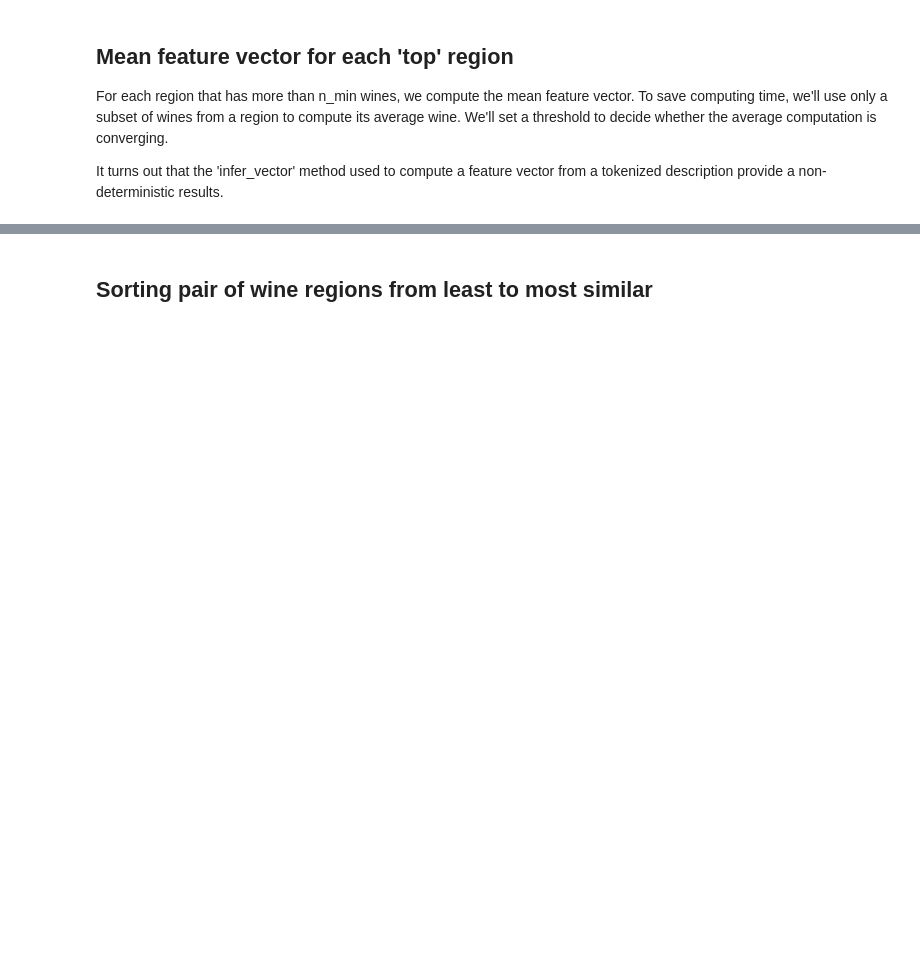
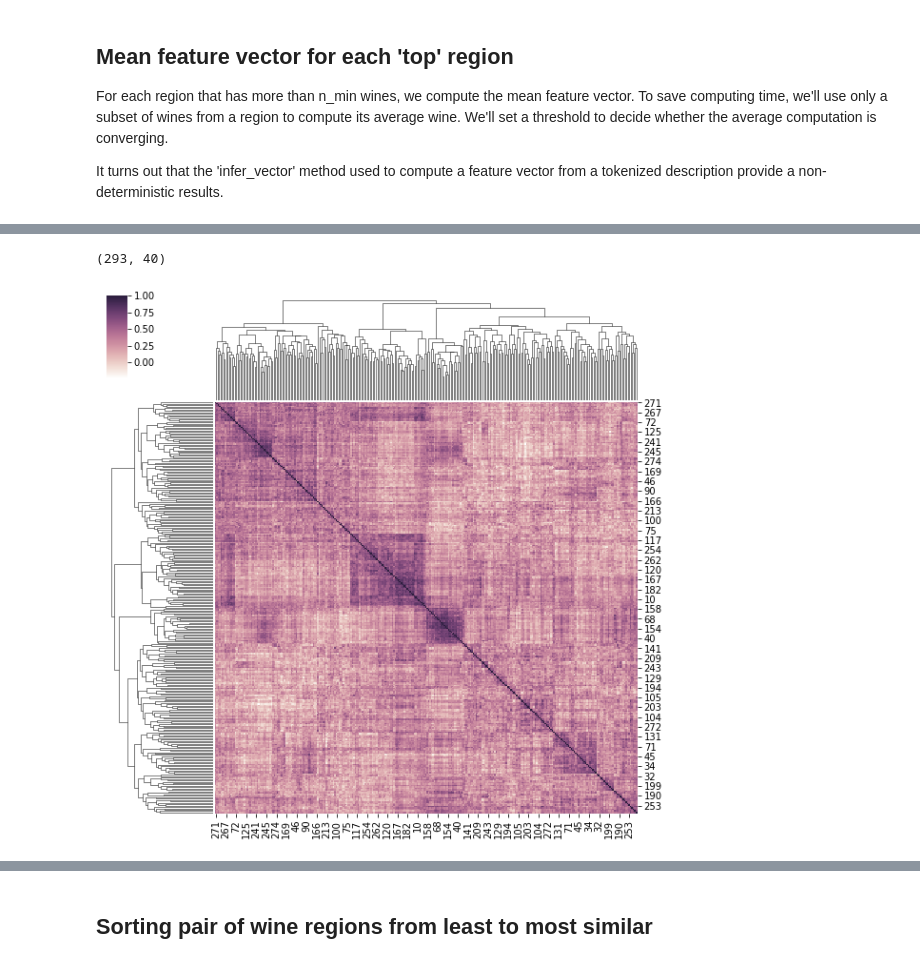
Before and after one commit to josarago/Insight, a Jupyter notebook: training_and_validation.ipynb, the cells around one changed output, grey strips where cells are left out. Saved outputs shown, nothing was run; the diff lists cells and outputs as text; code cells hidden in the pictures; blank space fills up the shorter version.

```diff
--- a/training_and_validation.ipynb
+++ b/training_and_validation.ipynb
@@ -164,30 +170,0 @@ Text(0.5, 0, 'Cosine Similarities')
-# %%
-# Seems like 0.9999 is a VERY conservative threshold
-cosine_similarity_threshold = 0.9999
-# initialize a dictionary to store the mean vector for each region
-mean_vects_dict = dict.fromkeys([x['name'] for x in top_regions_list],np.zeros(40,))
-# for every region in the list
-for region in top_regions_list:
-    # get the rows for wines of that region
-    region_df = wl.df[wl.df.region_1==region['name']]
-    # shuffle the filtered DataFrame wines
-    region_df = region_df.sample(frac=1)
-    # initialize a counter
-    cnt=0
-    # and a "previous vector"
-    prev_vec = np.ones(40,).reshape(1, -1)
-    keepgoing = True
-
-    for row in region_df.itertuples():
-        if keepgoing:
-            cnt+=1
-            # infer the feature vector
-            new_vec = wl.model.infer_vector(wl.tokenize(row.description)).reshape(1, -1)
-            # update the mean vector
-            mean_vects_dict[region['name']] = ((cnt-1)*mean_vects_dict[region['name']]+new_vec)/cnt
-            # update the previous vector
-            prev_vec = mean_vects_dict[region['name']]
-            # test if we reached the threshold for the convergence of the mean vector
-            keepgoing = cosine_similarity(prev_vec,mean_vects_dict[region['name']])<cosine_similarity_threshold
-        else:
-            break
@@ -213,0 +197,14 @@ cg = sns.clustermap(sim_mat,cmap=sns.cubehelix_palette(light=1, as_cmap=True))
+# %%
+# cat_argmax_kde_vects = np.concatenate(list(wl.kde_argmax_vects_dict.values()),axis=1)
+cat_argmax_kde_vects = []
+for region in top_regions_list:
+    cat_argmax_kde_vects.append(wl.kde_argmax_vects_dict[region['name']])
+cat_argmax_kde_vects = np.array(cat_argmax_kde_vects)
+cat_argmax_kde_vects.shape
+# %% [output]
+(293, 40)
+# %%
+sim_mat = cosine_similarity(cat_argmax_kde_vects)
+cg = sns.clustermap(sim_mat,cmap=sns.cubehelix_palette(light=1, as_cmap=True))
+# %% [output]
+[figure, added]
```
Also changed, not shown: parts of 85 cells of this notebook, 6 other files.
